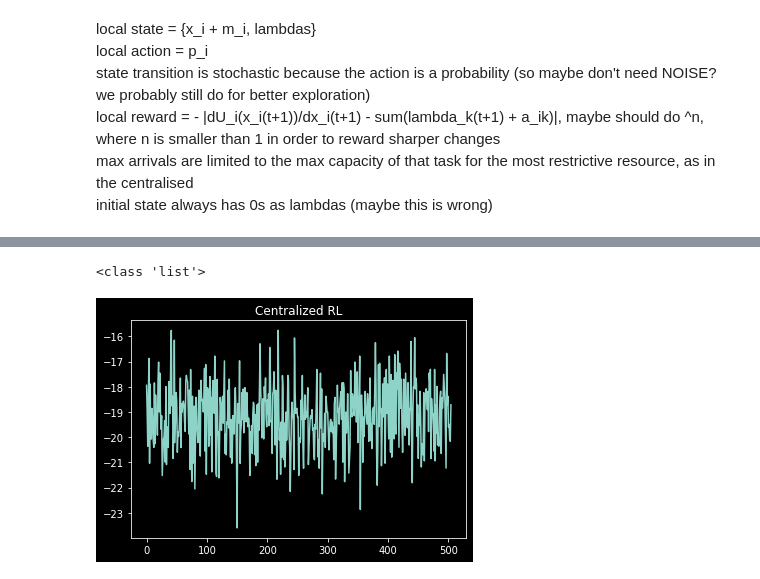
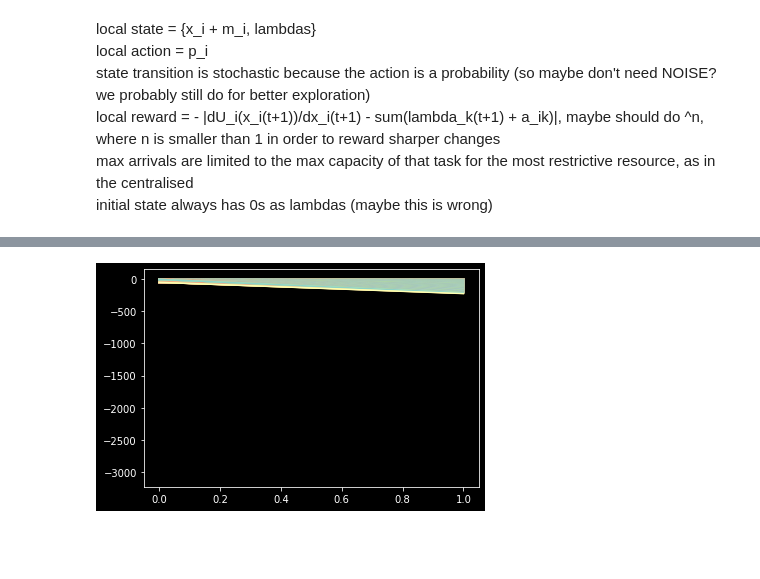
Before and after one commit to ed13santi/RL-optimization-2, a Jupyter notebook: RL opt linear constraints.ipynb, the cells around one changed output, grey strips where cells are left out. Drawn from its saved outputs; the diff is of its cells as text; code cells hidden in the pictures; blank space fills up the shorter version.

```diff
--- a/RL opt linear constraints.ipynb
+++ b/RL opt linear constraints.ipynb
@@ -710,5 +711,9 @@ for episode in range(n_episodes):
 # %%
-CHECK HOW TO PLOT REWARD
+for i in range(len(Rs[0])):
+    tmp = []
+    for j in range(len(Rs)):
+        tmp.append(Rs[j][i])
+    plt.plot(tmp)
+plt.show()
 # %% [output]
-<class 'list'>
-[figure, old version]
+[figure, new version]
```
Also changed, not shown: parts of 1 cell of this notebook, 6 other files.
